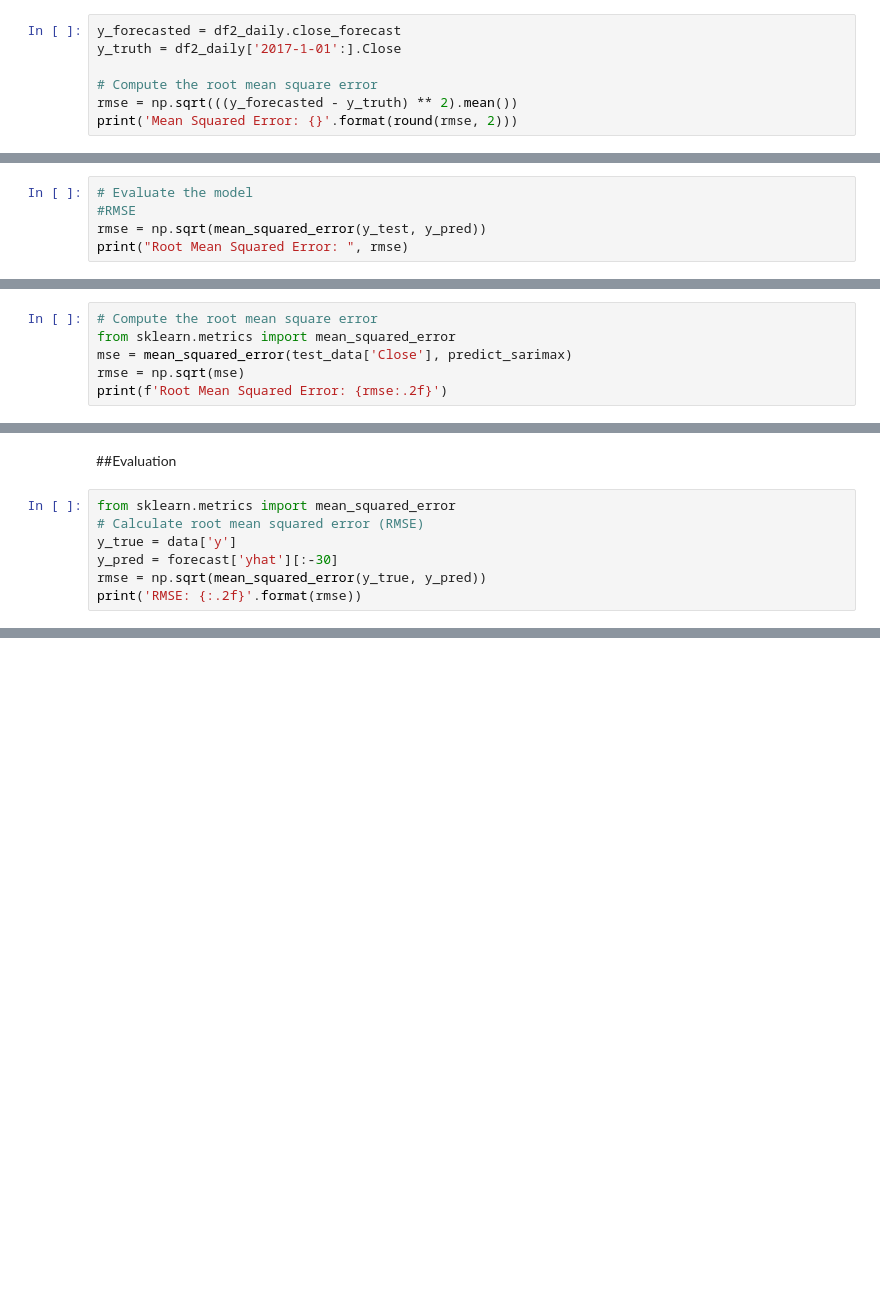
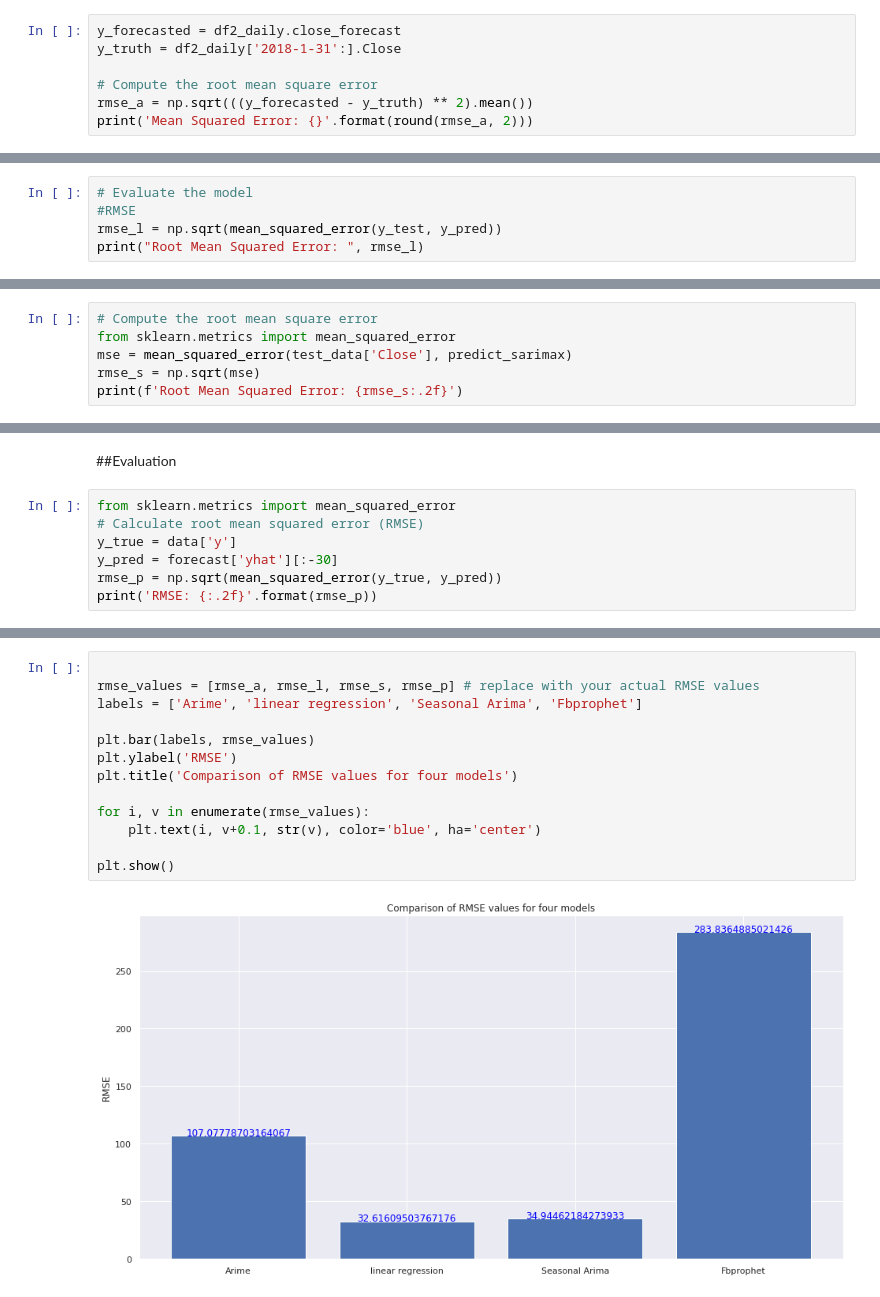
Before and after one commit to tago893/capstone, a Jupyter notebook: models/ARIMA_D2_F.ipynb, the cells around one changed output, grey strips where cells are left out. Cells and saved outputs as stored; diff of their text form; blank space fills up the shorter version.

```diff
--- a/models/ARIMA_D2_F.ipynb
+++ b/models/ARIMA_D2_F.ipynb
@@ -442,9 +442,9 @@ A simple indicator of how accurate out forecast is is the root mean square error
 Even accuracy is also calculated as well to find the effectiveness of a model in predicting.
 # %%
 y_forecasted = df2_daily.close_forecast
-y_truth = df2_daily['2017-1-01':].Close
+y_truth = df2_daily['2018-1-31':].Close
 
 # Compute the root mean square error
-rmse = np.sqrt(((y_forecasted - y_truth) ** 2).mean())
-print('Mean Squared Error: {}'.format(round(rmse, 2)))
+rmse_a = np.sqrt(((y_forecasted - y_truth) ** 2).mean())
+print('Mean Squared Error: {}'.format(round(rmse_a, 2)))
 # %% [output]
@@ -493,6 +493,6 @@ plt.show()
 # %%
 # Evaluate the model
 #RMSE
-rmse = np.sqrt(mean_squared_error(y_test, y_pred))
-print("Root Mean Squared Error: ", rmse)
+rmse_l = np.sqrt(mean_squared_error(y_test, y_pred))
+print("Root Mean Squared Error: ", rmse_l)
 # %% [output]
@@ -544,6 +544,6 @@ Text(0.5, 1.0, 'Ethereum Price Prediction')
 # Compute the root mean square error
 from sklearn.metrics import mean_squared_error
 mse = mean_squared_error(test_data['Close'], predict_sarimax)
-rmse = np.sqrt(mse)
-print(f'Root Mean Squared Error: {rmse:.2f}')
+rmse_s = np.sqrt(mse)
+print(f'Root Mean Squared Error: {rmse_s:.2f}')
 # %% [output]
@@ -604,6 +604,6 @@ from sklearn.metrics import mean_squared_error
 # Calculate root mean squared error (RMSE)
 y_true = data['y']
 y_pred = forecast['yhat'][:-30]
-rmse = np.sqrt(mean_squared_error(y_true, y_pred))
-print('RMSE: {:.2f}'.format(rmse))
+rmse_p = np.sqrt(mean_squared_error(y_true, y_pred))
+print('RMSE: {:.2f}'.format(rmse_p))
 # %% [output]
@@ -622,0 +623,15 @@ forecast[['ds', 'yhat', 'yhat_lower', 'yhat_upper']].tail(7)
+# %%
+
+rmse_values = [rmse_a, rmse_l, rmse_s, rmse_p] # replace with your actual RMSE values
+labels = ['Arime', 'linear regression', 'Seasonal Arima', 'Fbprophet']
+
+plt.bar(labels, rmse_values)
+plt.ylabel('RMSE')
+plt.title('Comparison of RMSE values for four models')
+
+for i, v in enumerate(rmse_values):
+    plt.text(i, v+0.1, str(v), color='blue', ha='center')
+
+plt.show()
+# %% [output]
+[figure, added]
```
Also changed, not shown: parts of 21 cells of this notebook.
